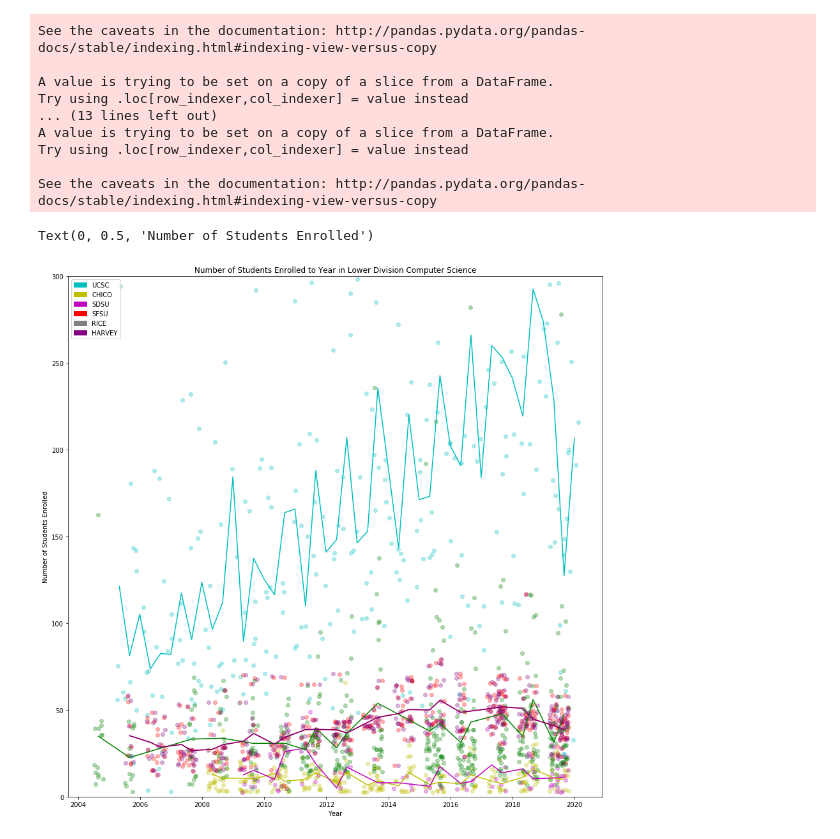
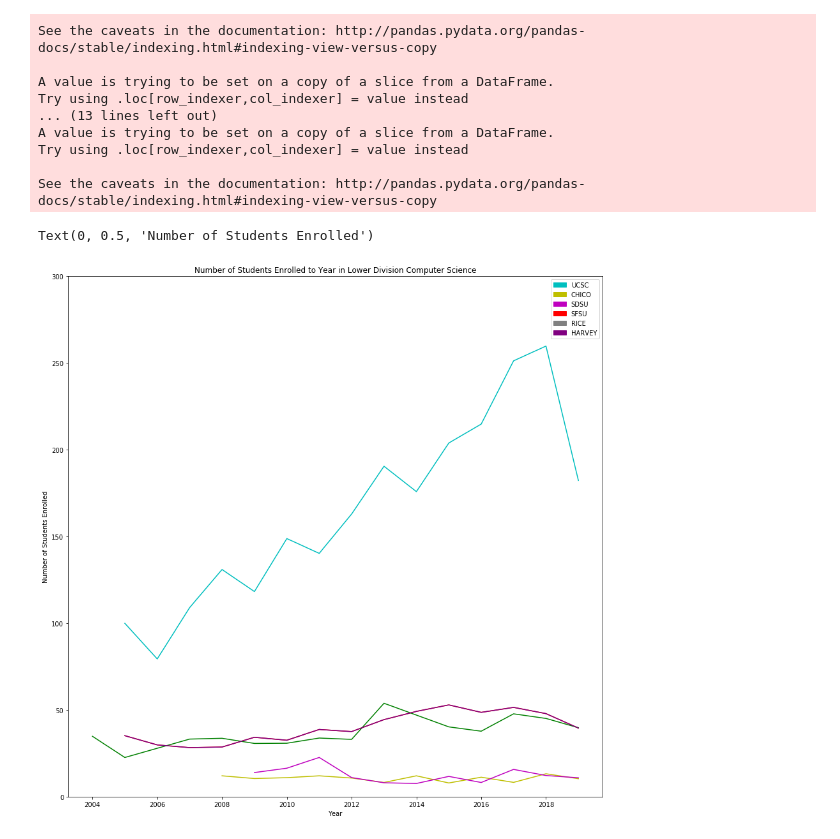
Before and after one commit to Tcbowen/CSE-184, a Jupyter notebook: Data_Jeff.ipynb, the cells around one changed output. Cells and saved outputs as stored; diff of their text form; code cells hidden in the pictures.

```diff
--- a/Data_Jeff.ipynb
+++ b/Data_Jeff.ipynb
@@ -467,49 +482,36 @@ df_harvey_upper['year'] = df_harvey_upper['term'].apply(floor_term_num)
 # %%
 fig, axes = plt.subplots(1,1, figsize=(15,15))
 plt.ylim((0,300))
 
 df_ucsc_lower = df_ucsc_lower[df_ucsc_lower['num_people_enrolled'] >= 3]
 df_chico_lower = df_chico_lower[df_chico_lower['num_people_enrolled'] >= 3]
 df_sdsu_lower = df_sdsu_lower[df_sdsu_lower['num_people_enrolled'] >= 3]
 df_sfsu_lower = df_sfsu_lower[df_sfsu_lower['num_people_enrolled'] >= 3]
 df_harvey_lower = df_harvey_lower[df_harvey_lower['num_people_enrolled'] >= 3]
 df_rice_lower = df_rice_lower[df_rice_lower['num_people_enrolled'] >= 3]
 
-ucsc_jitter_lower, ucsc_n_jitter_lower = jitter(df_ucsc_lower['term_num'], .3), jitter(df_ucsc_lower['num_people_enrolled'], 1)
-chico_jitter_lower, chico_n_jitter_lower = jitter(df_chico_lower['term_num'], .3), jitter(df_chico_lower['num_people_enrolled'], 1)
-sdsu_jitter_lower, sdsu_n_jitter_lower = jitter(df_sdsu_lower['term_num'], .3), jitter(df_sdsu_lower['num_people_enrolled'], 1)
-sfsu_jitter_lower, sfsu_n_jitter_lower = jitter(df_sfsu_lower['term_num'], .3), jitter(df_sfsu_lower['num_people_enrolled'], 1)
-harvey_jitter_lower, harvey_n_jitter_lower = jitter(df_harvey_lower['term_num'], .3), jitter(df_harvey_lower['num_people_enrolled'], 1)
-rice_jitter_lower, rice_n_jitter_lower = jitter(df_rice_lower['term_num'], .3), jitter(df_rice_lower['num_people_enrolled'], 1)
 
-axes.scatter(ucsc_jitter_lower, ucsc_n_jitter_lower, alpha = .3, color = 'c')
-axes.scatter(chico_jitter_lower, chico_n_jitter_lower, alpha = .3, color = 'y')
-axes.scatter(sdsu_jitter_lower, sdsu_n_jitter_lower, alpha = .3, color = 'm')
-axes.scatter(sfsu_jitter_lower, sfsu_n_jitter_lower, alpha = .3, color = 'r')
-axes.scatter(harvey_jitter_lower, harvey_n_jitter_lower, alpha = .3, color = 'g')
-axes.scatter(rice_jitter_lower, rice_n_jitter_lower, alpha = .3, color = 'purple')
-
-axes.plot(df_ucsc_lower['term_num'].unique(), avg(df_ucsc_lower), 'c-')
-axes.plot(df_chico_lower['term_num'].unique(), avg(df_chico_lower), 'y-')
-axes.plot(df_sdsu_lower['term_num'].unique(), avg(df_sdsu_lower), 'm-')
-axes.plot(df_sfsu_lower['term_num'].unique(), avg(df_sfsu_lower), 'r-')
-axes.plot(df_harvey_lower['term_num'].unique(), avg(df_harvey_lower), 'g-')
-axes.plot(df_rice_lower['term_num'].unique(), avg(df_rice_lower), 'purple')
+axes.plot(df_ucsc_lower['year'].unique(), avg(df_ucsc_lower, to_avg = 'year'), 'c-')
+axes.plot(df_chico_lower['year'].unique(), avg(df_chico_lower, to_avg = 'year'), 'y-')
+axes.plot(df_sdsu_lower['year'].unique(), avg(df_sdsu_lower, to_avg = 'year'), 'm-')
+axes.plot(df_sfsu_lower['year'].unique(), avg(df_sfsu_lower, to_avg = 'year'), 'r-')
+axes.plot(df_harvey_lower['year'].unique(), avg(df_harvey_lower, to_avg = 'year'), 'g-')
+axes.plot(df_rice_lower['year'].unique(), avg(df_rice_lower, to_avg = 'year'), 'purple')
 
 ucsc_patch = mpatches.Patch(color='c', label='UCSC')
 chico_patch = mpatches.Patch(color='y', label='CHICO')
 sdsu_patch = mpatches.Patch(color='m', label='SDSU')
 sfsu_patch = mpatches.Patch(color='r', label='SFSU')
 rice_patch = mpatches.Patch(color = 'grey', label = 'RICE')
 harvey_patch = mpatches.Patch(color = 'purple', label  = 'HARVEY')
 plt.legend(handles=[ucsc_patch, chico_patch, sdsu_patch, sfsu_patch, rice_patch, harvey_patch])
 
 axes.set_title('Number of Students Enrolled to Year in Lower Division Computer Science')
 axes.set_xlabel('Year')
 axes.set_ylabel('Number of Students Enrolled')
 # %% [output]
 Text(0, 0.5, 'Number of Students Enrolled')
-[figure, old version]
+[figure, new version]
 # %%
 fig, axes = plt.subplots(1,1, figsize=(15,15))
 plt.ylim((0,300))
```
Also changed, not shown: parts of 17 cells of this notebook.
